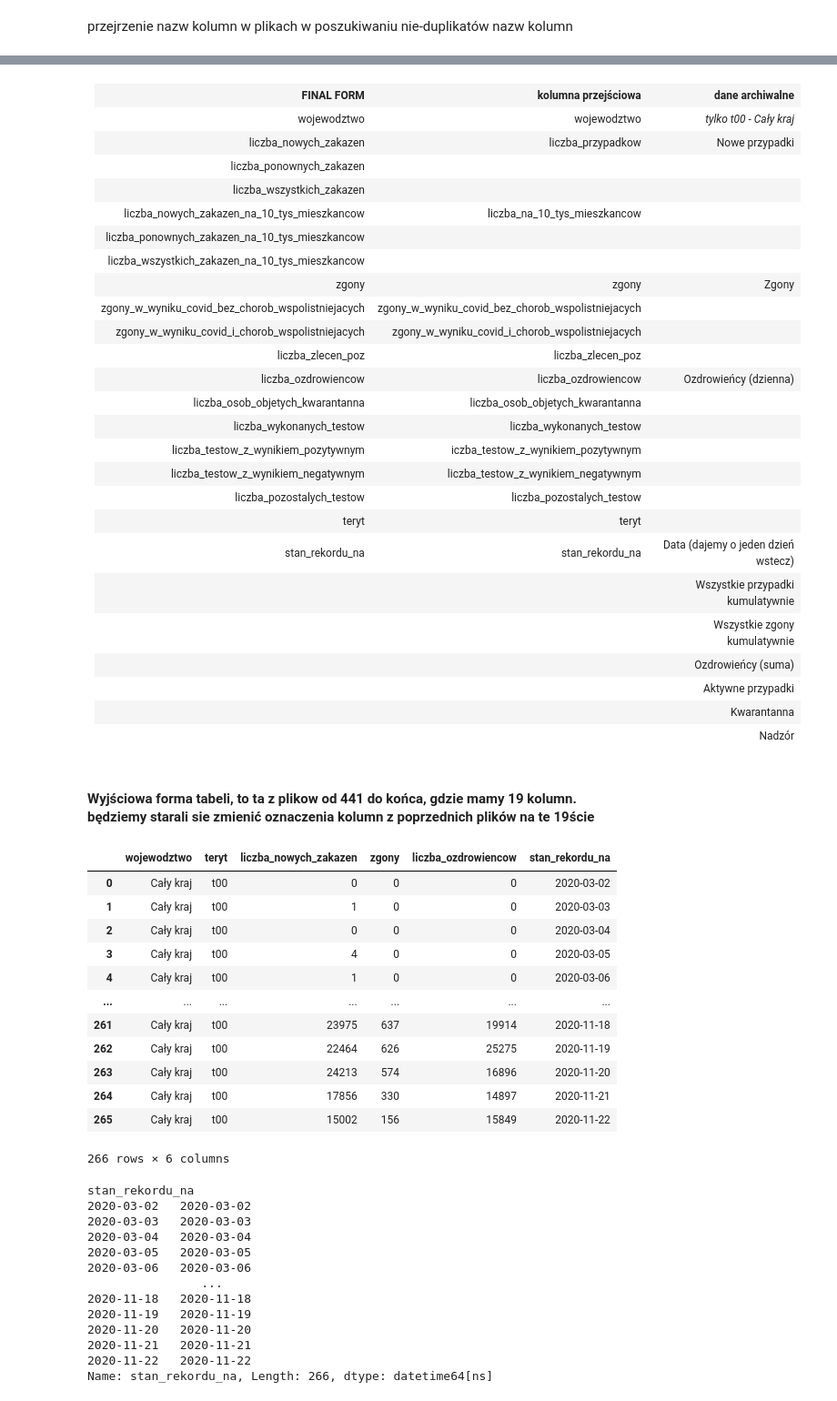
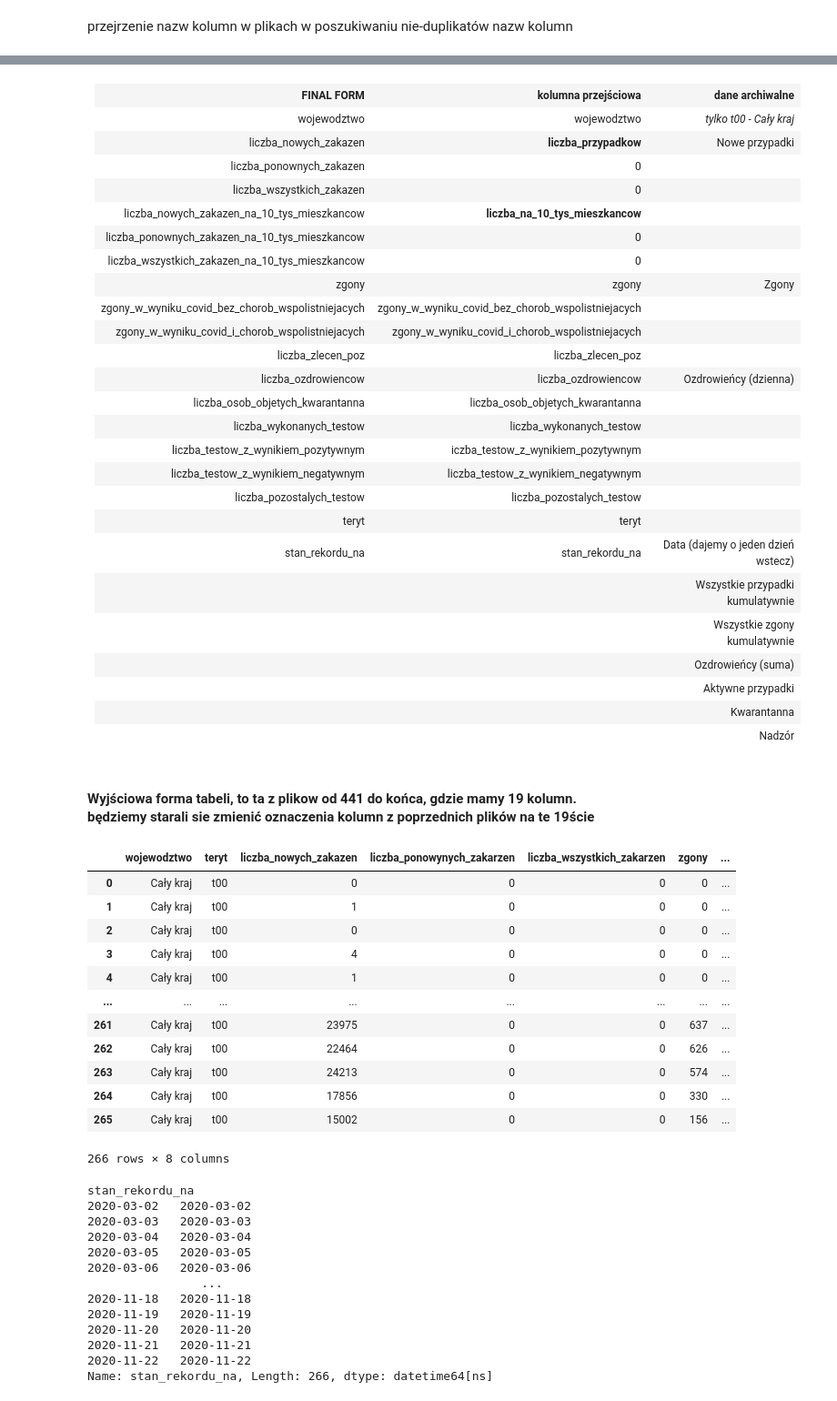
Before and after one commit to ninj4i/kowidowe, a Jupyter notebook: kowidowe_DataE.ipynb, the cells around one changed output, grey strips where cells are left out. Shown at 91% size. Drawn from its saved outputs; the diff is of its cells as text; code cells hidden in the pictures.

```diff
--- a/kowidowe_DataE.ipynb
+++ b/kowidowe_DataE.ipynb
@@ -95,12 +96,12 @@ kowidowe[i].columns=Index(['wojewodztwo', 'liczba_przypadkow', 'liczba_na_10_tys
 <table>
 <tr><td><b>FINAL FORM</td><td><b>kolumna przejściowa</b></td><td><b>dane archiwalne</b></td></tr>
 <tr><td>wojewodztwo</td><td>wojewodztwo</td><td><i>tylko t00 - Cały kraj</td></tr>
-<tr><td>liczba_nowych_zakazen</td><td>liczba_przypadkow</td><td>Nowe przypadki</td></tr>
-<tr><td>liczba_ponownych_zakazen</td><td></td><td></td></tr>
-<tr><td>liczba_wszystkich_zakazen</td><td></td><td></td></tr>
-<tr><td>liczba_nowych_zakazen_na_10_tys_mieszkancow</td><td>liczba_na_10_tys_mieszkancow</td><td></td></tr>
-<tr><td>liczba_ponownych_zakazen_na_10_tys_mieszkancow</td><td></td><td></td></tr>
-<tr><td>liczba_wszystkich_zakazen_na_10_tys_mieszkancow</td><td></td><td></td></tr>
+<tr><td>liczba_nowych_zakazen</td><td><b>liczba_przypadkow</b></td><td>Nowe przypadki</td></tr>
+<tr><td>liczba_ponownych_zakazen</td><td align = "center">0</td><td></td></tr>
+<tr><td>liczba_wszystkich_zakazen</td><td align = "center">0</td><td></td></tr>
+<tr><td>liczba_nowych_zakazen_na_10_tys_mieszkancow</td><td><b>liczba_na_10_tys_mieszkancow</b></td><td></td></tr>
+<tr><td>liczba_ponownych_zakazen_na_10_tys_mieszkancow</td><td align = "center">0</td><td></td></tr>
+<tr><td>liczba_wszystkich_zakazen_na_10_tys_mieszkancow</td><td align = "center">0</td><td></td></tr>
 <tr><td>zgony</td><td>zgony</td><td>Zgony</td></tr>
 <tr><td>zgony_w_wyniku_covid_bez_chorob_wspolistniejacych</td><td>zgony_w_wyniku_covid_bez_chorob_wspolistniejacych</td><td></td></tr>
 <tr><td>zgony_w_wyniku_covid_i_chorob_wspolistniejacych</td><td>zgony_w_wyniku_covid_i_chorob_wspolistniejacych</td><td></td></tr>
@@ -126,37 +127,39 @@ będziemy starali sie zmienić oznaczenia kolumn z poprzednich plików na te 19
 # %%
 arch_data0['wojewodztwo'] = 'Cały kraj'
 arch_data0['teryt'] = 't00'
 arch_data0['liczba_nowych_zakazen'] = arch_data0['Nowe przypadki'].astype('int64')
 arch_data0['zgony'] = arch_data0['Zgony']
 arch_data0['liczba_ozdrowiencow'] = arch_data0['Ozdrowieńcy (dzienna)']
 arch_data0['stan_rekordu_na'] = pd.to_datetime(arch_data0['Data'], format='%d.%m.%Y') - pd.Timedelta(days = 1)
 
 
 dane_archiwalne = pd.DataFrame()
 dane_archiwalne['wojewodztwo'] = arch_data0['wojewodztwo']
 dane_archiwalne['teryt'] = arch_data0['teryt']
 dane_archiwalne['liczba_nowych_zakazen'] = arch_data0['liczba_nowych_zakazen']
+dane_archiwalne['liczba_ponowynych_zakarzen'] = 0
+dane_archiwalne['liczba_wszystkich_zakarzen'] = 0
 dane_archiwalne['zgony'] = arch_data0['zgony']
 dane_archiwalne['liczba_ozdrowiencow'] = arch_data0['liczba_ozdrowiencow']
 dane_archiwalne['stan_rekordu_na'] = arch_data0['stan_rekordu_na']
 dane_archiwalne['liczba_ozdrowiencow'] = arch_data0['liczba_ozdrowiencow']
 dane_archiwalne['liczba_ozdrowiencow'] = arch_data0['liczba_ozdrowiencow']
 
 (dane_archiwalne)
 # %% [output]
-|  | wojewodztwo | teryt | liczba_nowych_zakazen | zgony | liczba_ozdrowiencow | stan_rekordu_na |
-| 0 | Cały kraj | t00 | 0 | 0 | 0 | 2020-03-02 |
-| 1 | Cały kraj | t00 | 1 | 0 | 0 | 2020-03-03 |
-| 2 | Cały kraj | t00 | 0 | 0 | 0 | 2020-03-04 |
-| 3 | Cały kraj | t00 | 4 | 0 | 0 | 2020-03-05 |
-| 4 | Cały kraj | t00 | 1 | 0 | 0 | 2020-03-06 |
-| ... | ... | ... | ... | ... | ... | ... |
-| 261 | Cały kraj | t00 | 23975 | 637 | 19914 | 2020-11-18 |
-| 262 | Cały kraj | t00 | 22464 | 626 | 25275 | 2020-11-19 |
-| 263 | Cały kraj | t00 | 24213 | 574 | 16896 | 2020-11-20 |
-| 264 | Cały kraj | t00 | 17856 | 330 | 14897 | 2020-11-21 |
-| 265 | Cały kraj | t00 | 15002 | 156 | 15849 | 2020-11-22 |
+|  | wojewodztwo | teryt | liczba_nowych_zakazen | liczba_ponowynych_zakarzen | liczba_wszystkich_zakarzen | zgony | ... |
+| 0 | Cały kraj | t00 | 0 | 0 | 0 | 0 | ... |
+| 1 | Cały kraj | t00 | 1 | 0 | 0 | 0 | ... |
+| 2 | Cały kraj | t00 | 0 | 0 | 0 | 0 | ... |
+| 3 | Cały kraj | t00 | 4 | 0 | 0 | 0 | ... |
+| 4 | Cały kraj | t00 | 1 | 0 | 0 | 0 | ... |
+| ... | ... | ... | ... | ... | ... | ... | ... |
+| 261 | Cały kraj | t00 | 23975 | 0 | 0 | 637 | ... |
+| 262 | Cały kraj | t00 | 22464 | 0 | 0 | 626 | ... |
+| 263 | Cały kraj | t00 | 24213 | 0 | 0 | 574 | ... |
+| 264 | Cały kraj | t00 | 17856 | 0 | 0 | 330 | ... |
+| 265 | Cały kraj | t00 | 15002 | 0 | 0 | 156 | ... |
-266 rows × 6 columns
+266 rows × 8 columns
 # %%
 dane_archiwalne.index = dane_archiwalne['stan_rekordu_na']
 dane_archiwalne['stan_rekordu_na']
```
Also changed, not shown: parts of 5 cells of this notebook, 6 other files.
